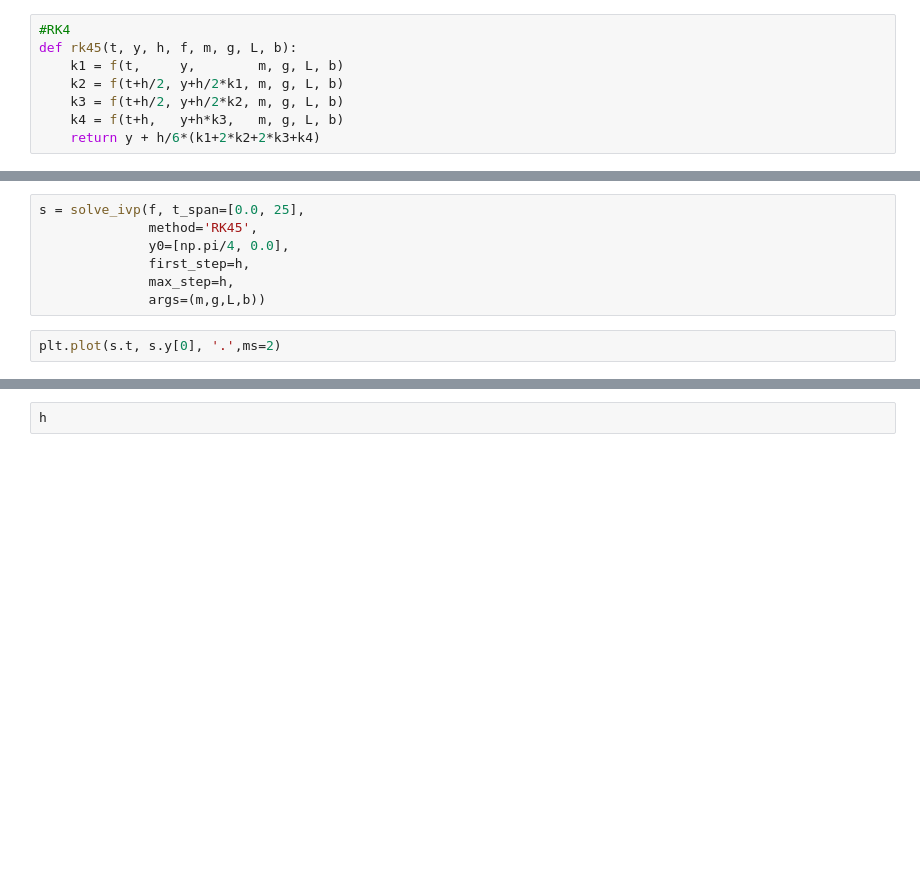
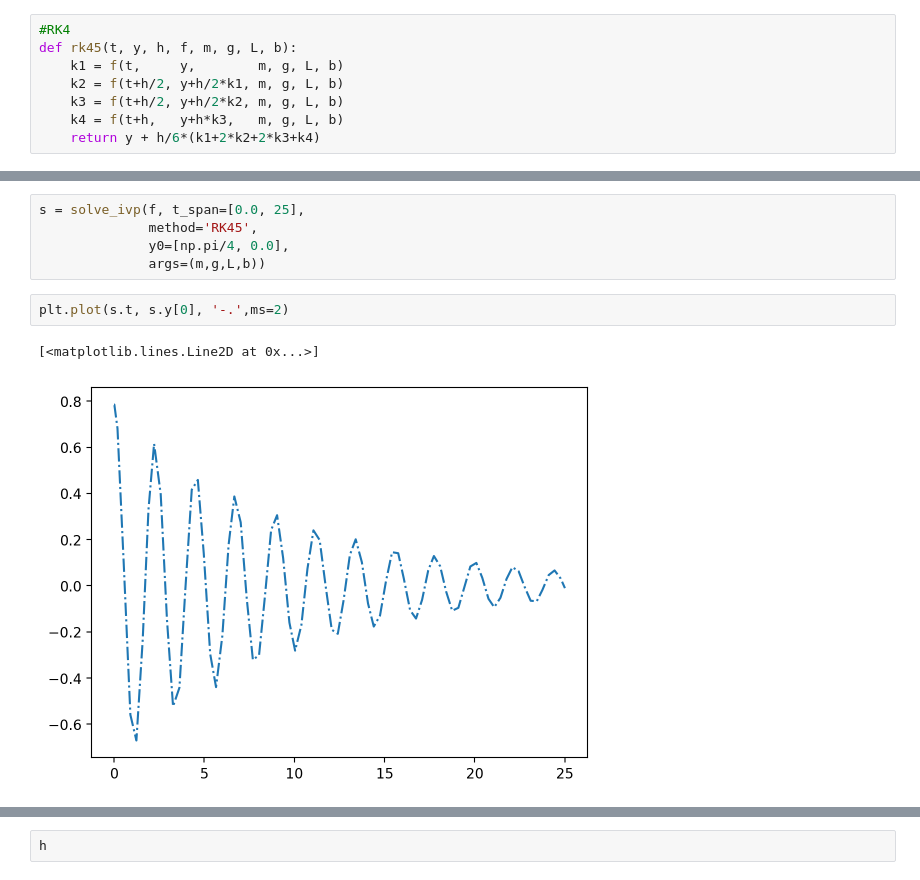
Before and after one commit to aryanc05/cs450-f25-demos, a Jupyter notebook: ivp/RK4.ipynb, the cells around one changed output, grey strips where cells are left out. Cells and saved outputs as stored; diff of their text form; blank space fills up the shorter version.

```diff
--- a/ivp/RK4.ipynb
+++ b/ivp/RK4.ipynb
@@ -42,10 +47,11 @@ plt.plot(y[0,:])
 s = solve_ivp(f, t_span=[0.0, 25],
               method='RK45',
               y0=[np.pi/4, 0.0],
-              first_step=h,
-              max_step=h,
               args=(m,g,L,b))
 # %%
-plt.plot(s.t, s.y[0], '.',ms=2)
+plt.plot(s.t, s.y[0], '-.',ms=2)
+# %% [output]
+[<matplotlib.lines.Line2D at 0x...>]
+[figure, added]
 # %%
 np.diff(s.t)
```
Also changed, not shown: parts of 3 cells of this notebook, 3 other files.
